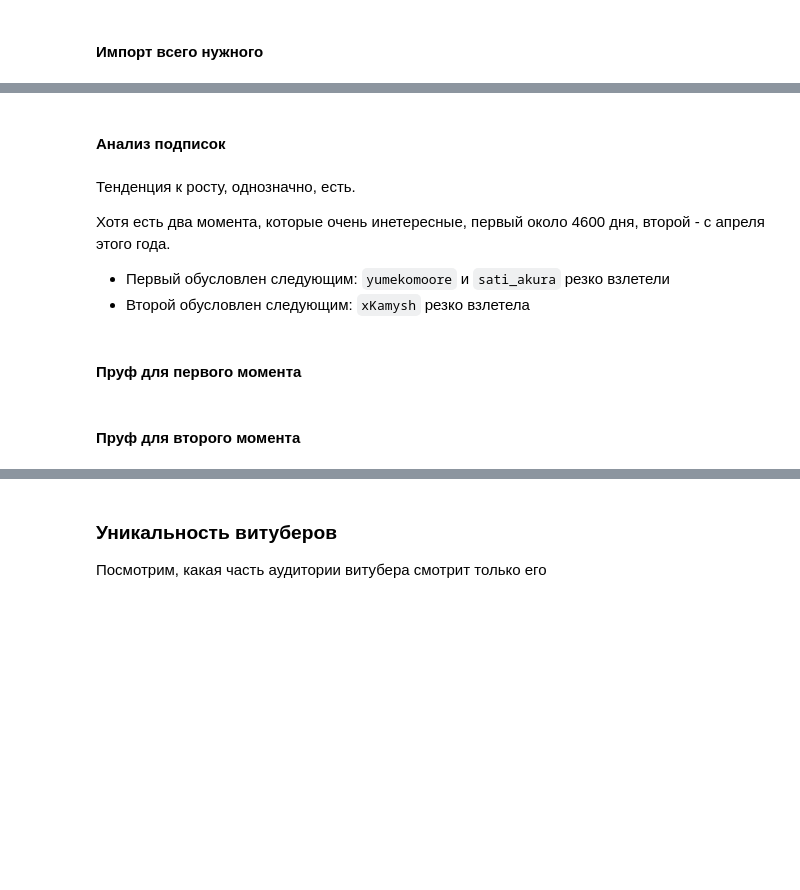
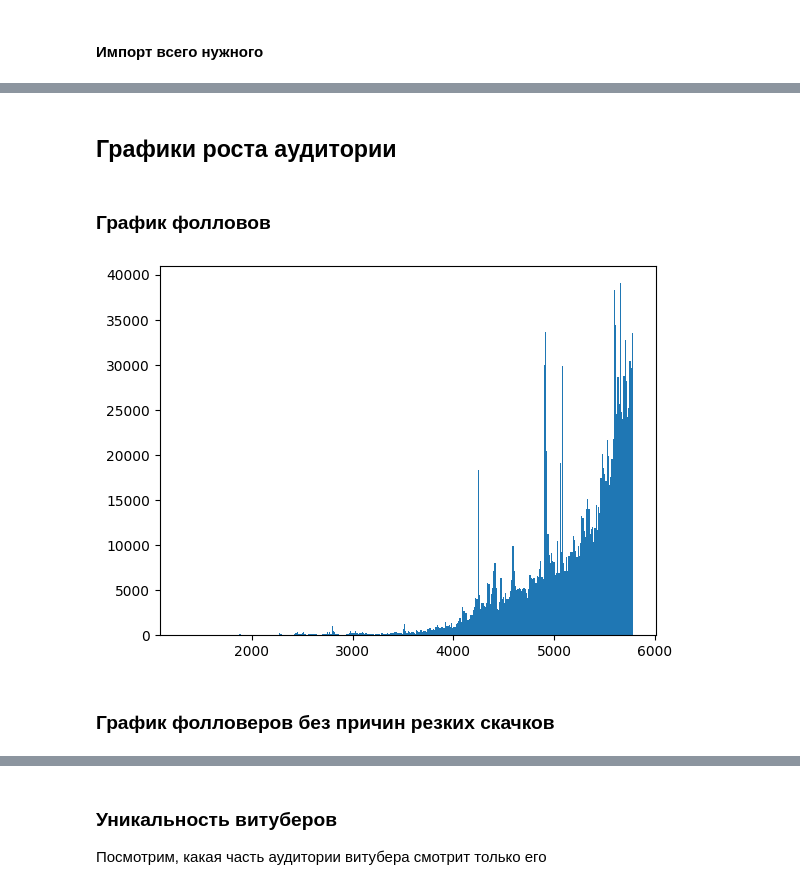
Before and after one commit to voidleko/TwitchGraphQLScripts, a Jupyter notebook: analyse/vtube_analytics.ipynb, the cells around one changed output, grey strips where cells are left out. Drawn from its saved outputs; the diff is of its cells as text; code cells hidden in the pictures; blank space fills up the shorter version.

```diff
--- a/analyse/vtube_analytics.ipynb
+++ b/analyse/vtube_analytics.ipynb
@@ -153,8 +180,0 @@ data = load_followers_cache("./data/.temp/followers_2025_11_1.txt")
-# %%
-print("vtuber,followers,existing_followers")
-for (vtuber, followers) in data.items():
-    print(vtuber, len(followers), len(list(filter(lambda el: el.user is not None, followers))), sep=",")
-# %%
-# Check if data is complete
-for vtuber in VTUBERS:
-    assert vtuber in data.keys(), vtuber
@@ -165,28 +181,33 @@ import matplotlib.pyplot as plt
-# %% [markdown]
-#### Анализ подписок
+# %%
+user_following = {}
+
+for vtuber in vtuber_names:
+    for follower in vtuber_followers[vtuber]:
+        if follower.user is not None:
+            user_name = follower.user.id
+            if user_name not in user_following.keys():
+                user_following[user_name] = []
+            user_following[user_name].append(vtuber)
+# %%
+data = VtubersData(vtuber_names=vtuber_names, vtuber_followers=vtuber_followers, user_following=user_following)
+# %% [markdown]
+## Графики роста аудитории
+# %% [markdown]
+### График фолловов
 # %%
 sunce_date = datetime.fromisoformat("2010-01-01 00:00:00.000000+00:00")
 auditory_data = []
-for vtuber in VTUBERS:
-    followers = data[vtuber]
+for vtuber in data.vtuber_names:
+    followers = data.vtuber_followers[vtuber]
     for follower in followers:
         auditory_data.append(follower)
 
 auditory_data = list(map(lambda viewer: viewer.followed_at, auditory_data))
 auditory_data = list(map(lambda follow_date: follow_date - sunce_date, auditory_data))
 auditory_data = list(map(lambda follow_timedelta: follow_timedelta.days, auditory_data))
 auditory_data = np.array(auditory_data)
 
 plt.hist(auditory_data, bins="auto", log=False, cumulative=False)
 plt.show()
-plt.hist(auditory_data, bins="auto", log=False, cumulative=True)
-plt.show()
+# %% [output]
+[figure, added]
-# %% [markdown]
-Тенденция к росту, однозначно, есть.
-
-Хотя есть два момента, которые очень инетересные, первый около 4600 дня, второй - с апреля этого года.
-
-* Первый обусловлен следующим: `yumekomoore` и `sati_akura` резко взлетели
-* Второй обусловлен следующим: `xKamysh` резко взлетела
-# %% [markdown]
-#### Пруф для первого момента
@@ -224,3 +214,3 @@ for (k, v) in sorted(counters.items(), key=lambda el: el[1], reverse=True)[:10]:
 # %% [markdown]
-#### Пруф для второго момента
+### График фолловеров без причин резких скачков
 # %%
```
Also changed, not shown: parts of 44 cells of this notebook, 3 other files.
